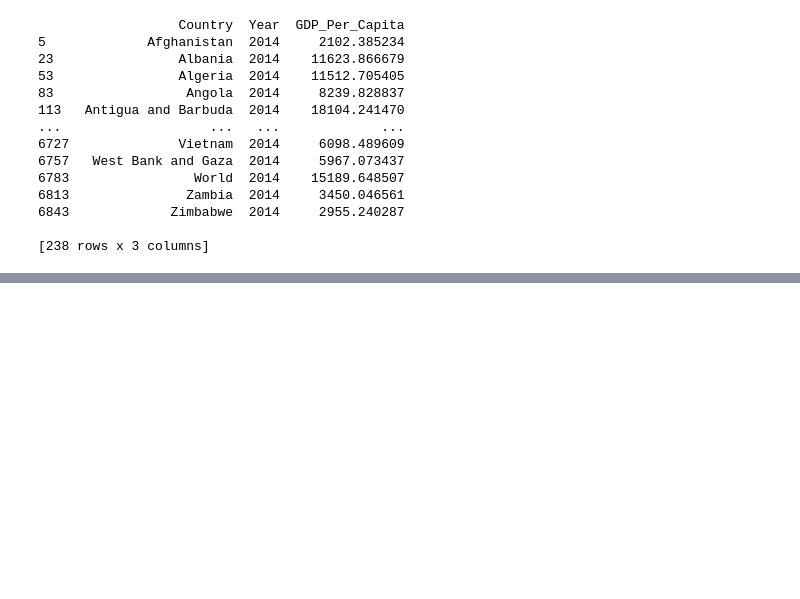
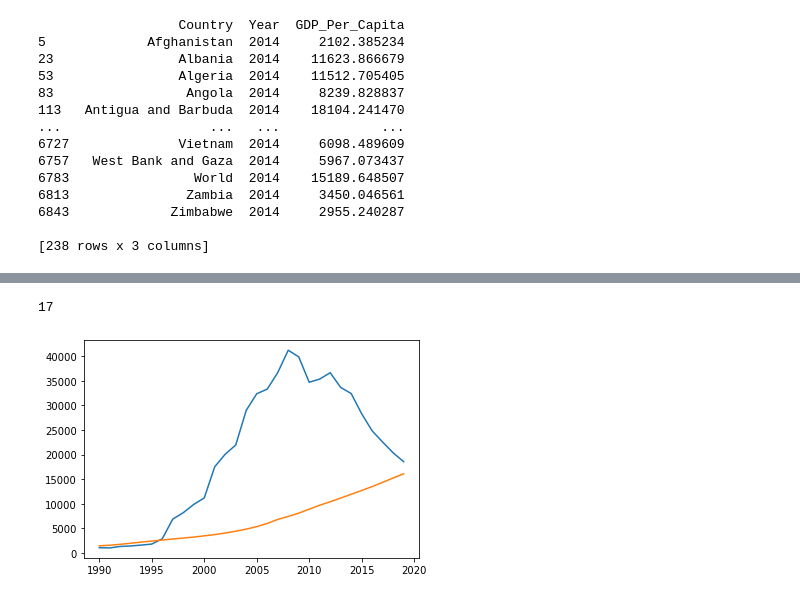
Before and after one commit to nss-data-science-cohort-5/un_exploration-CReihsmann, a Jupyter notebook: notebooks/un-exploration/UN_Data_Exploration.ipynb, the cells around one changed output, grey strips where cells are left out. Cells and saved outputs as stored; diff of their text form; code cells hidden in the pictures; blank space fills up the shorter version.

```diff
--- a/notebooks/un-exploration/UN_Data_Exploration.ipynb
+++ b/notebooks/un-exploration/UN_Data_Exploration.ipynb
@@ -76,0 +193,17 @@ print(gdp_2014)
+# %%
+sum(gdp_pivoted["Percent_Change"]<0)
+# %% [output]
+17
+# %%
+gdp_eguinea = gdp_df[gdp_df["Country"].isin(["Equatorial Guinea"])].pivot_table(values="GDP_Per_Capita",
+                                                                index="Year",
+                                                                columns="Country")
+gdp_china = gdp_df[gdp_df["Country"].isin(["China"])].pivot_table(values="GDP_Per_Capita",
+                                                                index="Year",
+                                                                columns="Country")
+
+plt.plot(gdp_eguinea)
+plt.plot(gdp_china)
+plt.show()
+# %% [output]
+[figure, added]
```
Also changed, not shown: parts of 12 cells of this notebook.
